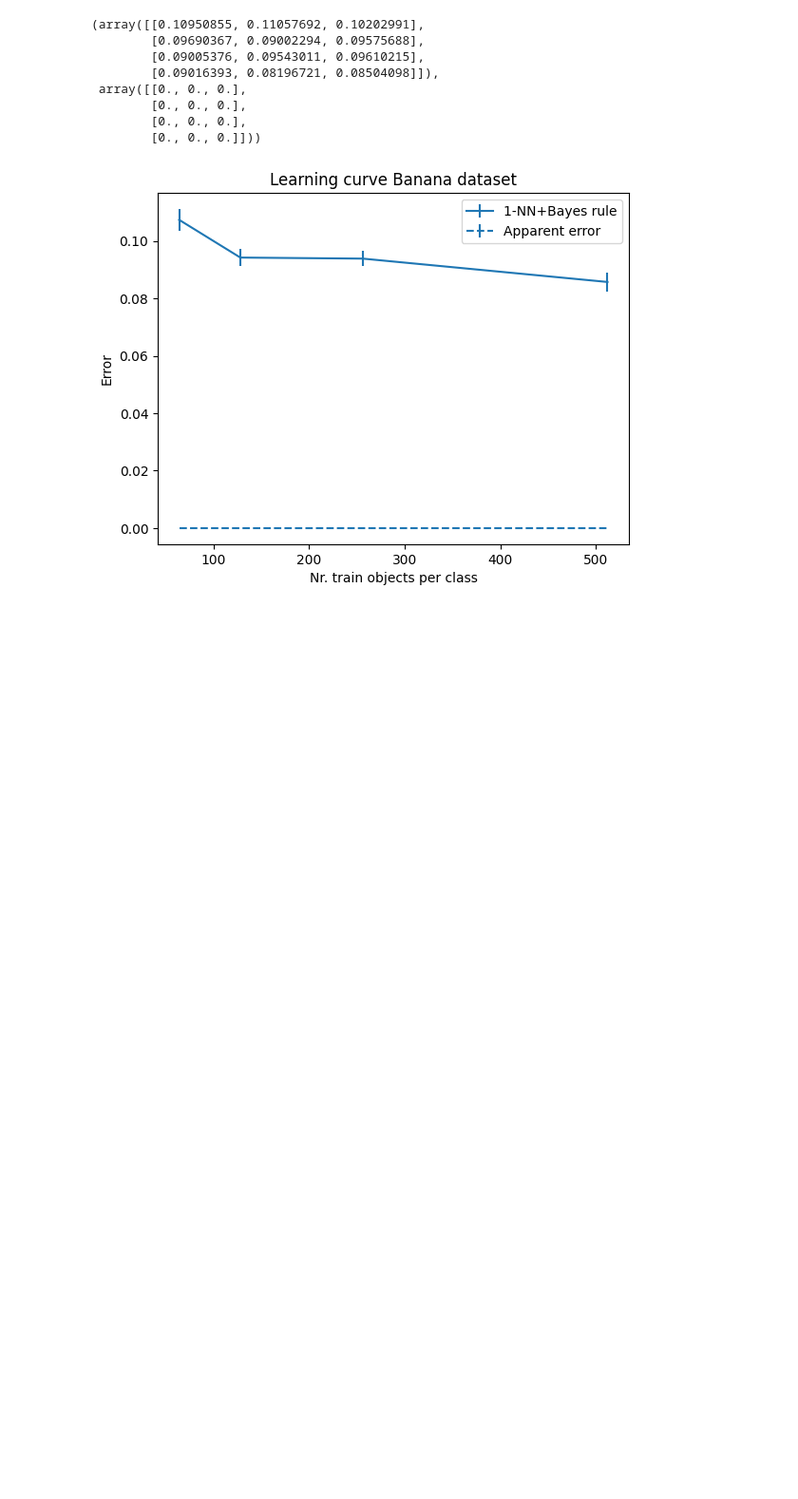
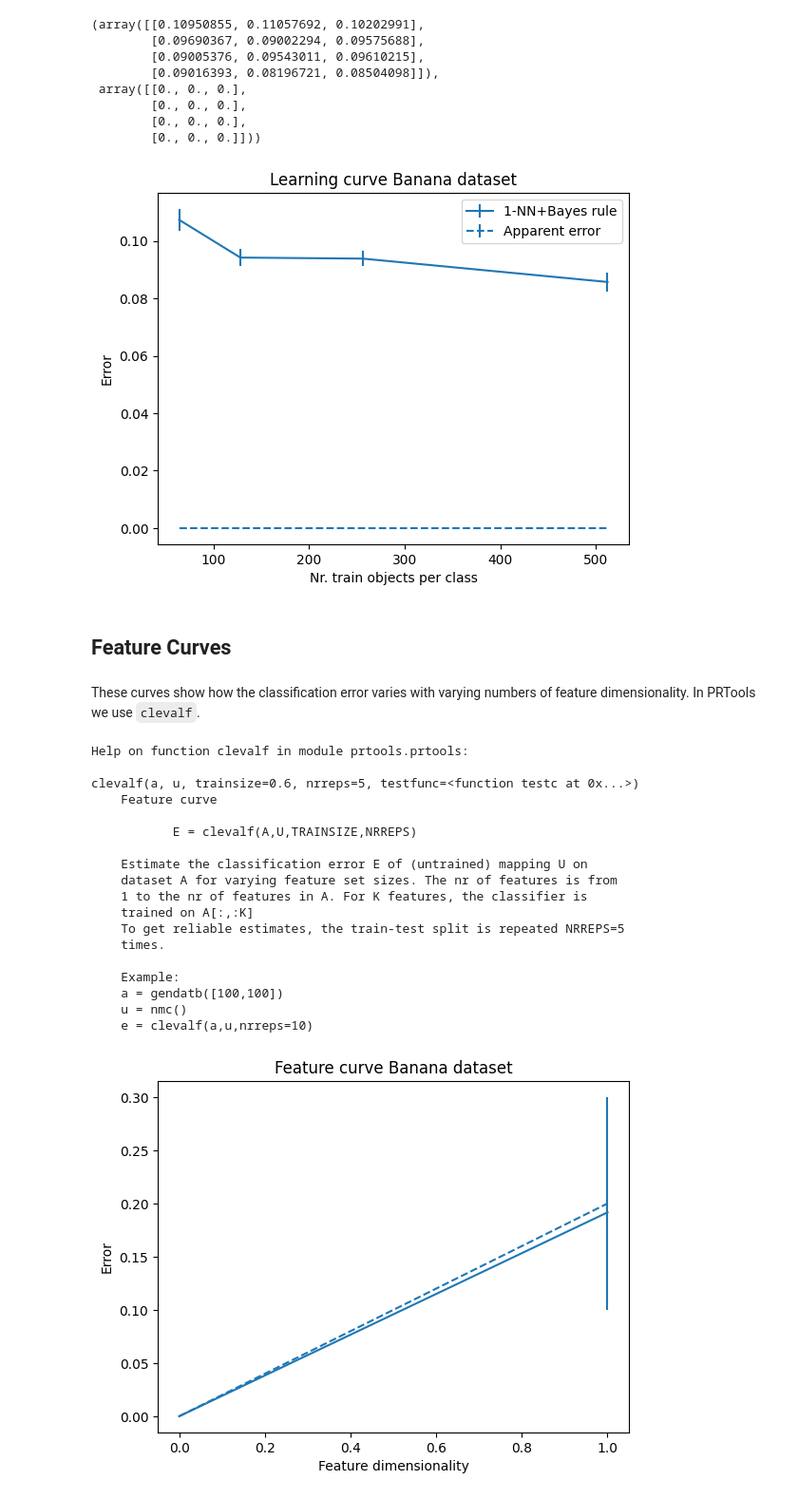
Before and after one commit to nadinekuo/MachineLearning1-Labs, a Jupyter notebook: 3-Losses-Regularization-Evaluation/evaluation.ipynb, the cells around one changed output. Shown at 95% size. Drawn from its saved outputs; the diff is of its cells as text; code cells hidden in the pictures; blank space fills up the shorter version.

```diff
--- a/3-Losses-Regularization-Evaluation/evaluation.ipynb
+++ b/3-Losses-Regularization-Evaluation/evaluation.ipynb
@@ -193,3 +193,39 @@ Banana dataset 2000 by 62 prdataset with 2 classes: [1000 1000]
         [0., 0., 0.],
         [0., 0., 0.]]))
 [figure]
+# %% [markdown]
+## Feature Curves
+# %% [markdown]
+These curves show how the classification error varies with varying numbers of feature dimensionality.
+In PRTools we use `clevalf`.
+# %%
+# TODO: Load the dataset mfeat_kar and make feature curve for feature sizes 4, 8, 16, 32, 64
+# TODO: using 50% of the data for training based on QDA
+
+# NOTE: when you don't change the training set, nothing will change in the learning curve
+# NOTE: when only using 40% of the data, you tend to see overfitting
+a = pr.gendatb([1000, 1000])
+feature_dims = [4, 8, 16, 32, 64]
+pr.clevalf(a, pr.qdc(), feature_dims)
+
+# help(pr.clevalf)
+# %% [output]
+Help on function clevalf in module prtools.prtools:
+
+clevalf(a, u, trainsize=0.6, nrreps=5, testfunc=<function testc at 0x...>)
+    Feature curve
+
+           E = clevalf(A,U,TRAINSIZE,NRREPS)
+
+    Estimate the classification error E of (untrained) mapping U on
+    dataset A for varying feature set sizes. The nr of features is from
+    1 to the nr of features in A. For K features, the classifier is
+    trained on A[:,:K]
+    To get reliable estimates, the train-test split is repeated NRREPS=5
+    times.
+
+    Example:
+    a = gendatb([100,100])
+    u = nmc()
+    e = clevalf(a,u,nrreps=10)
+[figure, added]
```
Also changed, not shown: parts of 2 cells of this notebook.
